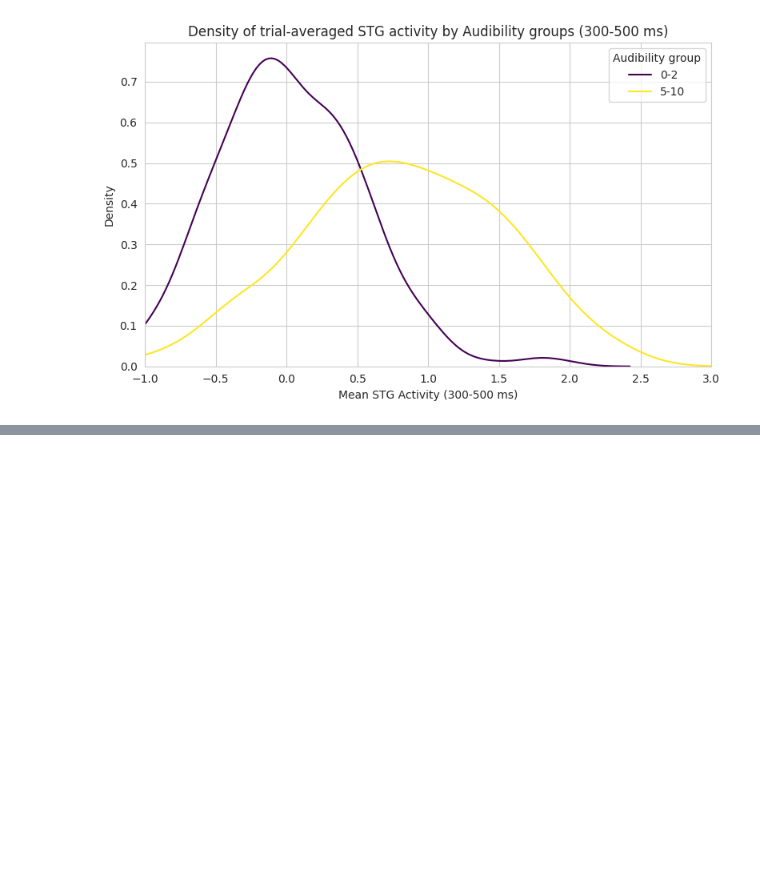
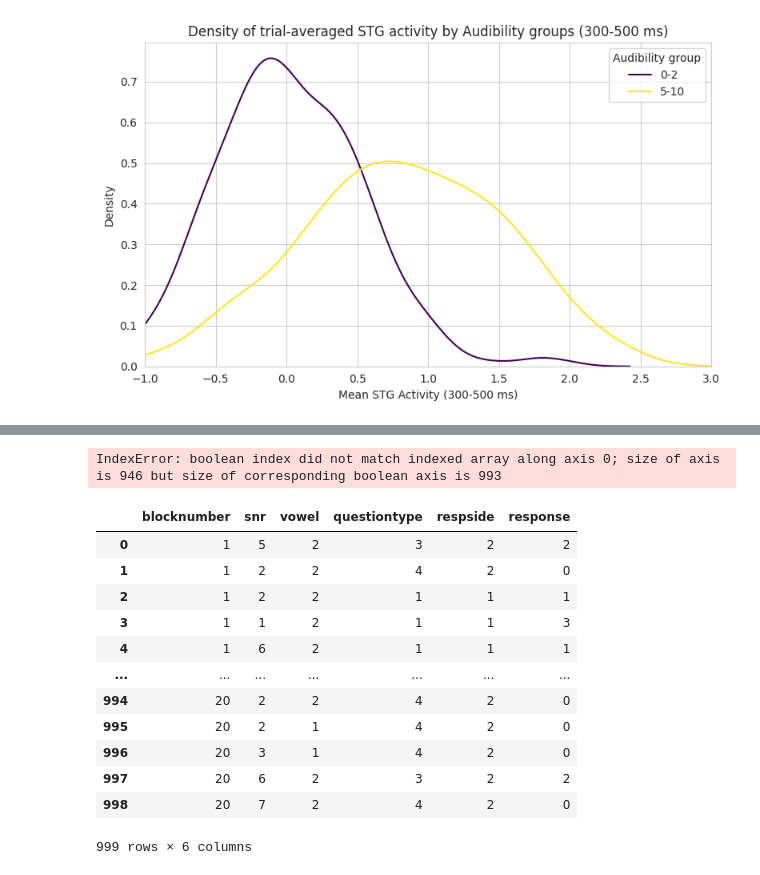
Before and after one commit to ThoHardy/SOUNDMODEL, a Jupyter notebook: Behavioral_Predictions.ipynb, the cells around one changed output, grey strips where cells are left out. Saved outputs shown, nothing was run; the diff lists cells and outputs as text; code cells hidden in the pictures; blank space fills up the shorter version.

Commit message:
Big push, I'm late!

```diff
--- a/Behavioral_Predictions.ipynb
+++ b/Behavioral_Predictions.ipynb
@@ -222,0 +168,39 @@ plt.show()
+# %%
+task = 'Passive'
+file_path = f'Fit_{task}_late'
+os.makedirs(file_path, exist_ok=True)
+
+# for part in tqdm(range(20)):
+part = 18
+
+# Load data
+data_ref_passive = f'myEpochs_{task}/Epoch_{SubIDs[part]}-epo.fif'
+epochs_file_passive = cwd.parents[0] / data_ref_passive
+
+# Load metadata
+epochs_passive = mne.read_epochs(epochs_file_passive, preload=True, verbose=False).decimate(5)
+# heard = epochs_passive.metadata['questiontype'].to_numpy() == 3 and epochs_passive.metadata['response'].to_numpy() == 1
+heard = epochs_passive['questiontype == 3 and response == 1']
+snr = epochs_passive.metadata['snr'].to_numpy()
+
+with warnings.catch_warnings():
+    warnings.simplefilter("ignore", category=RuntimeWarning)
+    state_train_passive = lead.STG(epochs_file_passive, tmin=300, tmax=500, sort_by_snr=False)
+# %% [output]
+IndexError: boolean index did not match indexed array along axis 0; size of axis is 946 but size of corresponding boolean axis is 993
+# %%
+epochs_passive.metadata
+# %% [output]
+|  | blocknumber | snr | vowel | questiontype | respside | response |
+| 0 | 1 | 5 | 2 | 3 | 2 | 2 |
+| 1 | 1 | 2 | 2 | 4 | 2 | 0 |
+| 2 | 1 | 2 | 2 | 1 | 1 | 1 |
+| 3 | 1 | 1 | 2 | 1 | 1 | 3 |
+| 4 | 1 | 6 | 2 | 1 | 1 | 1 |
+| ... | ... | ... | ... | ... | ... | ... |
+| 994 | 20 | 2 | 2 | 4 | 2 | 0 |
+| 995 | 20 | 2 | 1 | 4 | 2 | 0 |
+| 996 | 20 | 3 | 1 | 4 | 2 | 0 |
+| 997 | 20 | 6 | 2 | 3 | 2 | 2 |
+| 998 | 20 | 7 | 2 | 4 | 2 | 0 |
+999 rows × 6 columns
```
Also changed, not shown: parts of 2 cells of this notebook, 1 other file.
